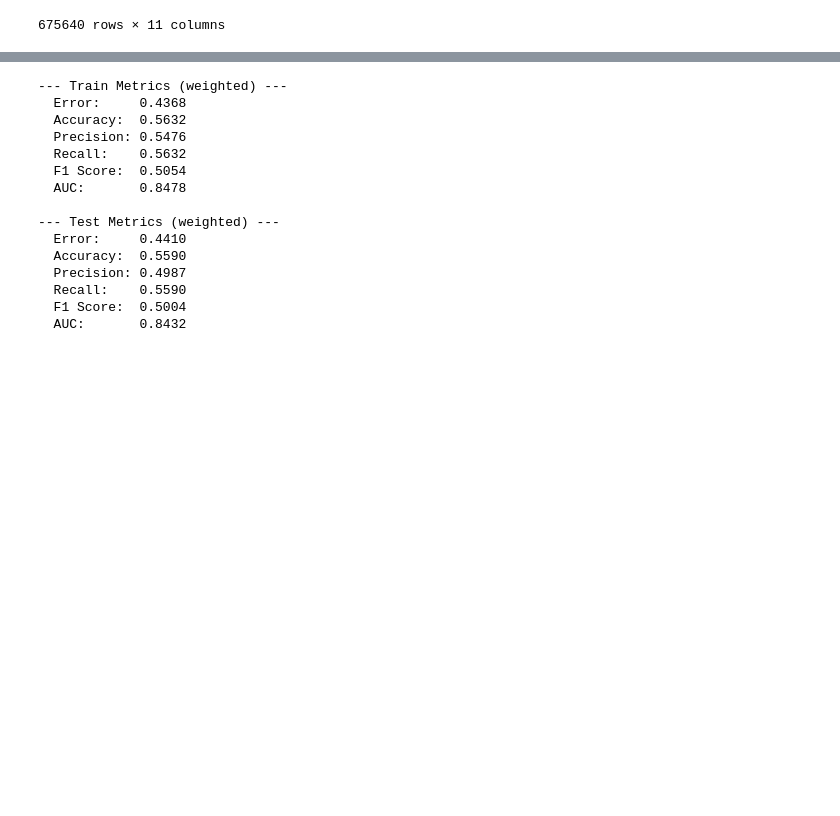
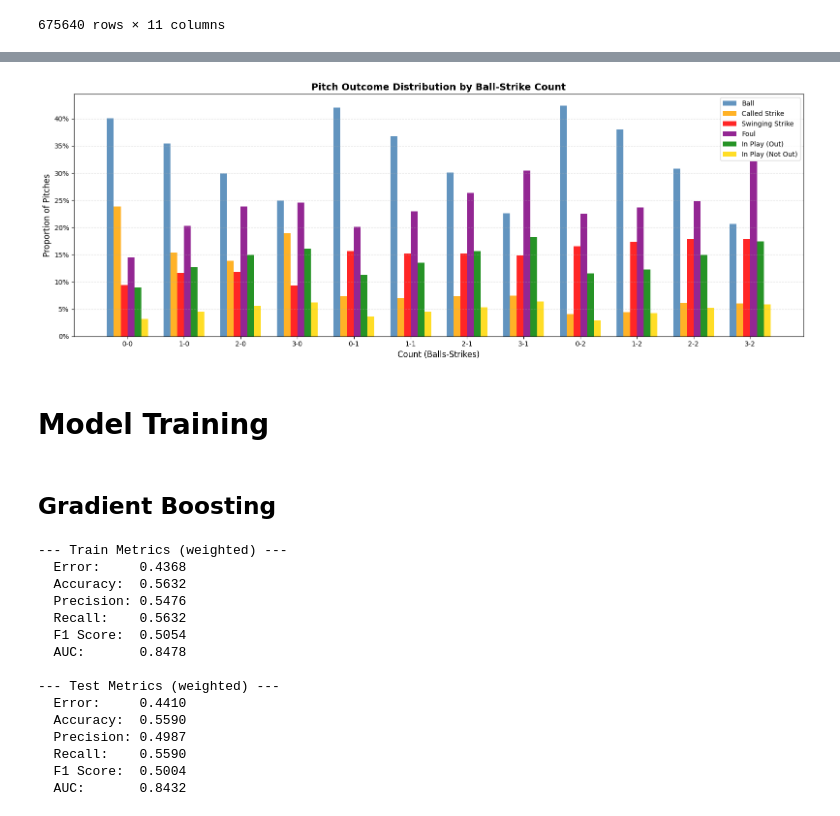
Before and after one commit to BeWelsh/mlb-pitch-outcome-predictor, a Jupyter notebook: main.ipynb, the cells around one changed output, grey strips where cells are left out. Saved outputs shown, nothing was run; the diff lists cells and outputs as text; code cells hidden in the pictures; blank space fills up the shorter version.

```diff
--- a/main.ipynb
+++ b/main.ipynb
@@ -139,8 +263,55 @@ X
+# %%
+# create a combined pitch count label
+pitch_df['count'] = pitch_df['b_count'].astype(int).astype(str) + '-' + pitch_df['s_count'].astype(int).astype(str)
+
+
+
+
+# get all valid count combinations in a logical order
+count_order = ['0-0', '1-0', '2-0', '3-0',
+               '0-1', '1-1', '2-1', '3-1',
+               '0-2', '1-2', '2-2', '3-2']
+
+# group by count and outcome, then normalize to proportions per count
+grouped = pitch_df.groupby(['count', 'code']).size().unstack(fill_value=0)
+grouped = grouped.div(grouped.sum(axis=1), axis=0)
+grouped = grouped.reindex(count_order)
+grouped = grouped[[c for c in outcome_styles if c in grouped.columns]]
+
+#pPlot
+n_counts = len(count_order)
+n_outcomes = len(outcome_styles)
+x = np.arange(n_counts)
+width = 0.12  # width of each bar
+
+fig, ax = plt.subplots(figsize=(16, 6))
+
+for i, (code, (label, color)) in enumerate(outcome_styles.items()):
+    if code in grouped.columns:
+        offset = (i - n_outcomes / 2) * width + width / 2
+        ax.bar(x + offset, grouped[code], width, label=label, color=color, alpha=0.85)
+
+ax.set_title('Pitch Outcome Distribution by Ball-Strike Count', fontsize=14, fontweight='bold')
+ax.set_xlabel('Count (Balls-Strikes)', fontsize=12)
+ax.set_ylabel('Proportion of Pitches', fontsize=12)
+ax.set_xticks(x)
+ax.set_xticklabels(count_order)
+ax.yaxis.set_major_formatter(plt.FuncFormatter(lambda y, _: f'{y:.0%}'))
+ax.legend(loc='upper right')
+ax.grid(axis='y', linestyle='--', alpha=0.4)
+plt.tight_layout()
+plt.show()
+# %% [output]
+[figure, added]
+# %% [markdown]
+# Model Training
 # %%
 # split into train and test
 X_train, X_test, y_train, y_test = train_test_split(
     X, y, test_size=0.2, random_state=42, stratify=y
 )
+# %% [markdown]
+## Gradient Boosting
 # %%
 from sklearn.ensemble import GradientBoostingClassifier
 # %%
```
Also changed, not shown: parts of 5 cells of this notebook.
